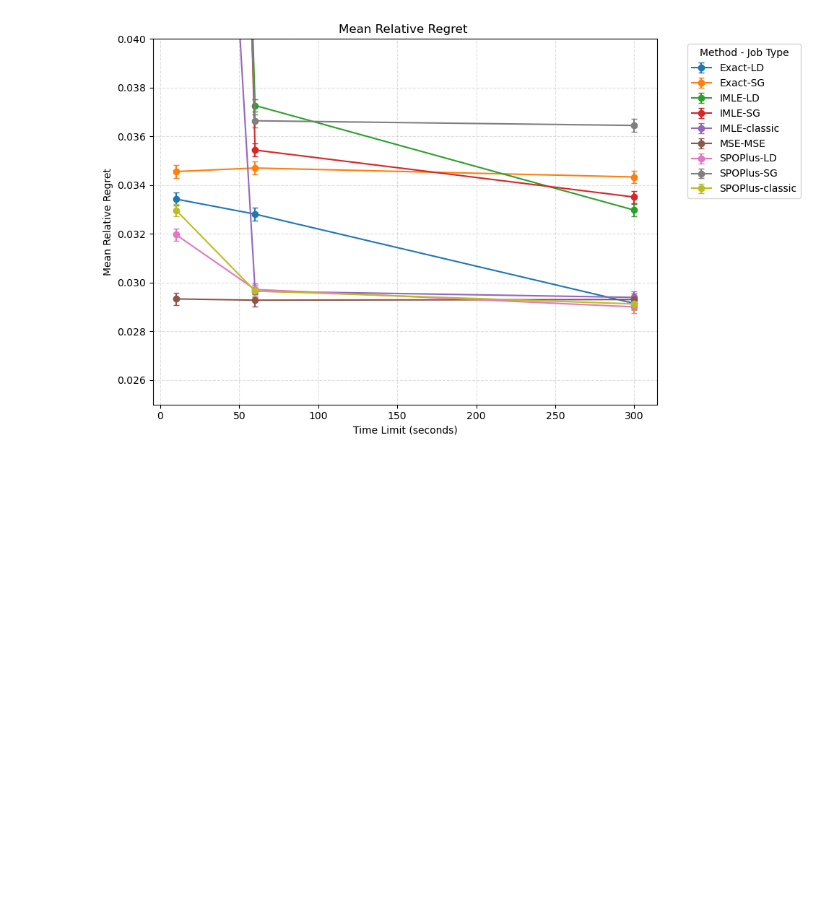
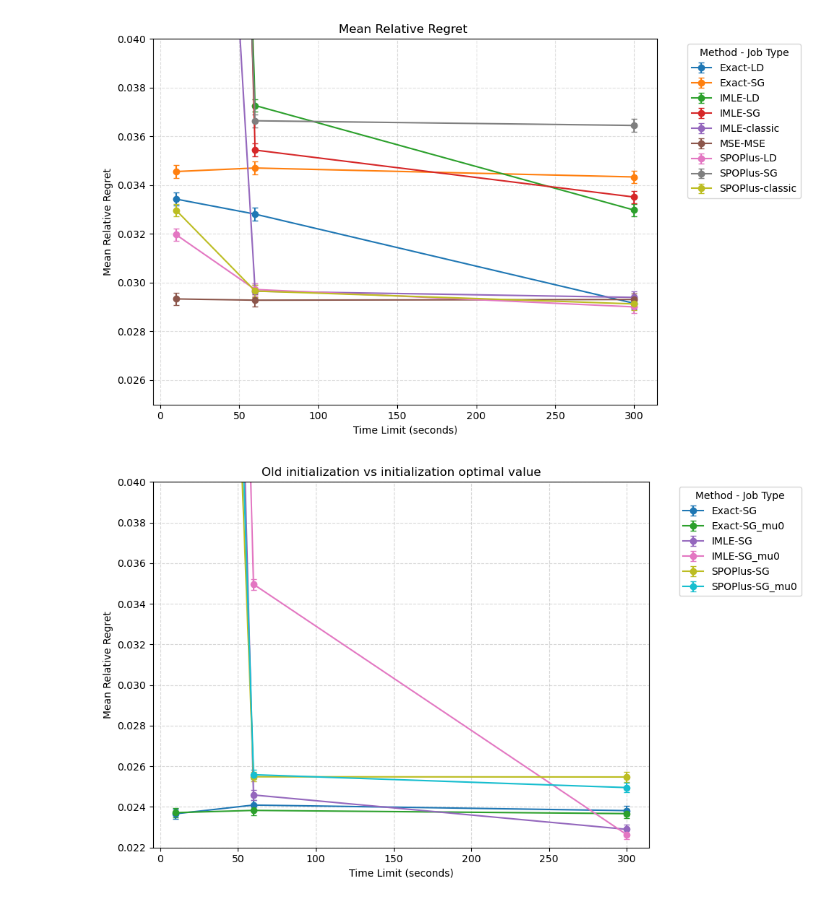
Before and after one commit to stephecw/DFL_LD, a Jupyter notebook: plot.ipynb, the cells around one changed output. Cells and saved outputs as stored; diff of their text form; code cells hidden in the pictures; blank space fills up the shorter version.

```diff
--- a/plot.ipynb
+++ b/plot.ipynb
@@ -89,7 +89,8 @@ import seaborn as sns
 import numpy as np
 
 # Charger les données
-df = pd.read_csv("portfolio/results_temps_deg4.csv")
+df = pd.read_csv("portfolio/results_temps_deg8.csv")
+df_muloss = pd.read_csv("portfolio/results_temps_deg8_muloss_0.csv")
 
 # Créer identifiant méthode-type
 df["method_jobtype"] = df["method"] + "-" + df["jobtype"].astype(str)
@@ -133,0 +209,69 @@ plt.show()
+# %%
+# Exemple d'usage
+
+
+csv = "portfolio/results_temps_deg8.csv"
+csv_loss = "portfolio/results_temps_deg_8_muloss_0.csv"
+csv_mu0 = "portfolio/results_temps_deg_8mu0.csv"
+
+cla_IMLE_10_df = filter_dataframe(csv, 10, "IMLE", "classic", 5, 15)
+cla_IMLE_60_df = filter_dataframe(csv, 60, "IMLE", "classic", 5, 15)
+cla_IMLE_300_df = filter_dataframe(csv, 300, "IMLE", "classic", 5, 15)
+cla_SPOPlus_10_df = filter_dataframe(csv, 10, "SPOPlus", "classic", 5, 15)
+cla_SPOPlus_60_df = filter_dataframe(csv, 60, "SPOPlus", "classic", 5, 15)
+cla_SPOPlus_300_df = filter_dataframe(csv, 300, "SPOPlus", "classic", 5, 15)
+MSE_MSE_10_df = filter_dataframe(csv, 10, "MSE", "MSE", 5, 15)
+MSE_MSE_60_df = filter_dataframe(csv, 60, "MSE", "MSE", 5, 15)
+MSE_MSE_300_df = filter_dataframe(csv, 300, "MSE", "MSE", 5, 15)
+LD_Exact_10_df = filter_dataframe(csv, 10, "Exact", "LD", 5, 15)
+LD_Exact_60_df = filter_dataframe(csv, 60, "Exact", "LD", 5, 15)
+LD_Exact_300_df = filter_dataframe(csv, 300, "Exact", "LD", 5, 15)
+SG_Exact_10_df = filter_dataframe(csv, 10, "Exact", "SG", 20, 10)
+SG_Exact_60_df = filter_dataframe(csv, 60, "Exact", "SG", 20, 10)
+SG_Exact_300_df = filter_dataframe(csv, 300, "Exact", "SG", 5, 10)
+
+LD_Exact_10_loss_df = filter_dataframe(csv_loss, 10, "Exact", "LD", 5, 15, suffix="_loss")
+LD_Exact_60_loss_df = filter_dataframe(csv_loss, 60, "Exact", "LD", 5, 15, suffix="_loss")
+LD_Exact_300_loss_df = filter_dataframe(csv_loss, 300, "Exact", "LD", 5, 15, suffix="_loss")
+SG_Exact_10_loss_df = filter_dataframe(csv_loss, 10, "Exact", "SG", 20, 10, suffix="_loss")
+SG_Exact_60_loss_df = filter_dataframe(csv_loss, 60, "Exact", "SG", 20, 10, suffix="_loss")
+SG_Exact_300_loss_df = filter_dataframe(csv_loss, 300, "Exact", "SG", 20, 10, suffix="_loss")
+
+SG_SPOPlus_10_df = filter_dataframe(csv, 10, "SPOPlus", "SG", 10, 10)
+SG_SPOPlus_60_df = filter_dataframe(csv, 60, "SPOPlus", "SG", 10, 10)
+SG_SPOPlus_300_df = filter_dataframe(csv, 300, "SPOPlus", "SG", 5, 10)
+SG_IMLE_10_df = filter_dataframe(csv, 10, "IMLE", "SG", 10, 10)
+SG_IMLE_60_df = filter_dataframe(csv, 60, "IMLE", "SG", 10, 10)
+SG_IMLE_300_df = filter_dataframe(csv, 300, "IMLE", "SG", 5, 10)
+
+SG_SPOPlus_10_mu0_df = filter_dataframe(csv_mu0, 10, "SPOPlus", "SG", 20, 10, suffix="_mu0")
+SG_SPOPlus_60_mu0_df = filter_dataframe(csv_mu0, 60, "SPOPlus", "SG", 20, 10, suffix="_mu0")
+SG_SPOPlus_300_mu0_df = filter_dataframe(csv_mu0, 300, "SPOPlus", "SG", 20, 10, suffix="_mu0")
+SG_IMLE_10_mu0_df = filter_dataframe(csv_mu0, 10, "IMLE", "SG", 20, 10, suffix="_mu0")
+SG_IMLE_60_mu0_df = filter_dataframe(csv_mu0, 60, "IMLE", "SG", 20, 10, suffix="_mu0")
+SG_IMLE_300_mu0_df = filter_dataframe(csv_mu0, 300, "IMLE", "SG", 20, 10, suffix="_mu0")
+SG_Exact_10_mu0_df = filter_dataframe(csv_mu0, 10, "Exact", "SG", 20, 10, suffix="_mu0")
+SG_Exact_60_mu0_df = filter_dataframe(csv_mu0, 60, "Exact", "SG", 20, 10, suffix="_mu0")
+SG_Exact_300_mu0_df = filter_dataframe(csv_mu0, 300, "Exact", "SG", 20, 10, suffix="_mu0")
+
+
+# Fusionner
+merged_df = merge_dataframes([
+    # cla_IMLE_10_df, cla_IMLE_60_df, cla_IMLE_300_df,
+    # cla_SPOPlus_10_df, cla_SPOPlus_60_df, cla_SPOPlus_300_df,
+    # MSE_MSE_10_df, MSE_MSE_60_df, MSE_MSE_300_df,
+    #LD_Exact_10_df, LD_Exact_60_df, LD_Exact_300_df,
+    SG_Exact_10_df, SG_Exact_60_df, SG_Exact_300_df,
+    # LD_Exact_10_loss_df, LD_Exact_60_loss_df, LD_Exact_300_loss_df,
+    # SG_Exact_10_loss_df, SG_Exact_60_loss_df, SG_Exact_300_loss_df,
+    SG_SPOPlus_10_df, SG_SPOPlus_60_df, SG_SPOPlus_300_df,
+    SG_IMLE_10_df, SG_IMLE_60_df, SG_IMLE_300_df,
+    SG_SPOPlus_10_mu0_df, SG_SPOPlus_60_mu0_df, SG_SPOPlus_300_mu0_df,
+    SG_IMLE_10_mu0_df, SG_IMLE_60_mu0_df, SG_IMLE_300_mu0_df,
+    SG_Exact_10_mu0_df, SG_Exact_60_mu0_df, SG_Exact_300_mu0_df,
+])
+
+#plot
+plot_mean_regret_with_ci(merged_df, title="Old initialization vs initialization optimal value")
+# %% [output]
+[figure, added]
```
Also changed, not shown: parts of 2 cells of this notebook, 57 other files.
